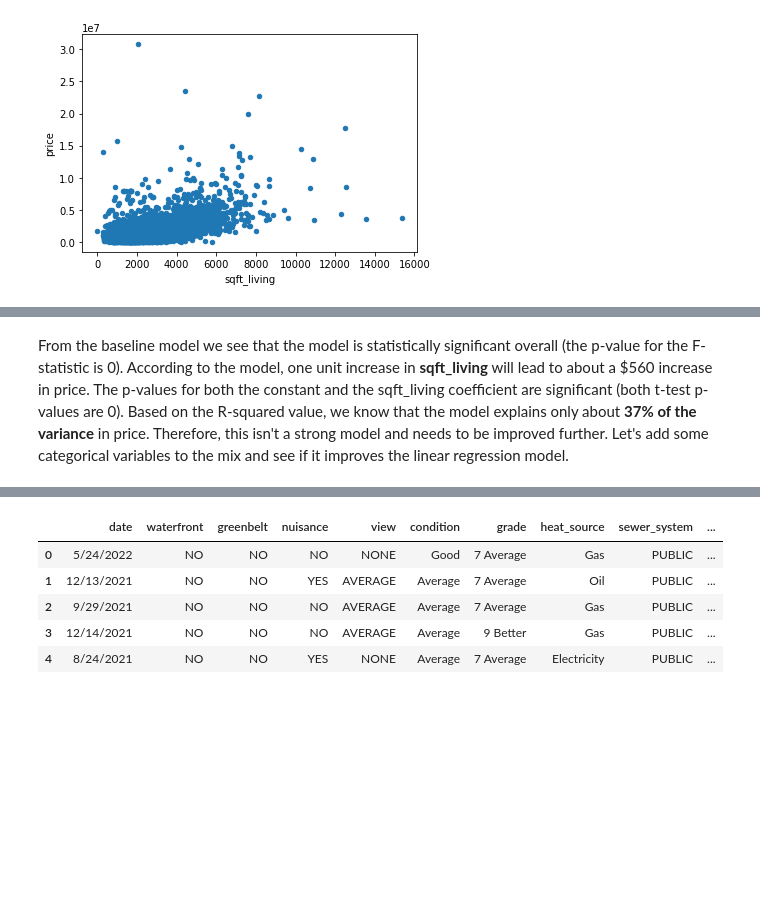
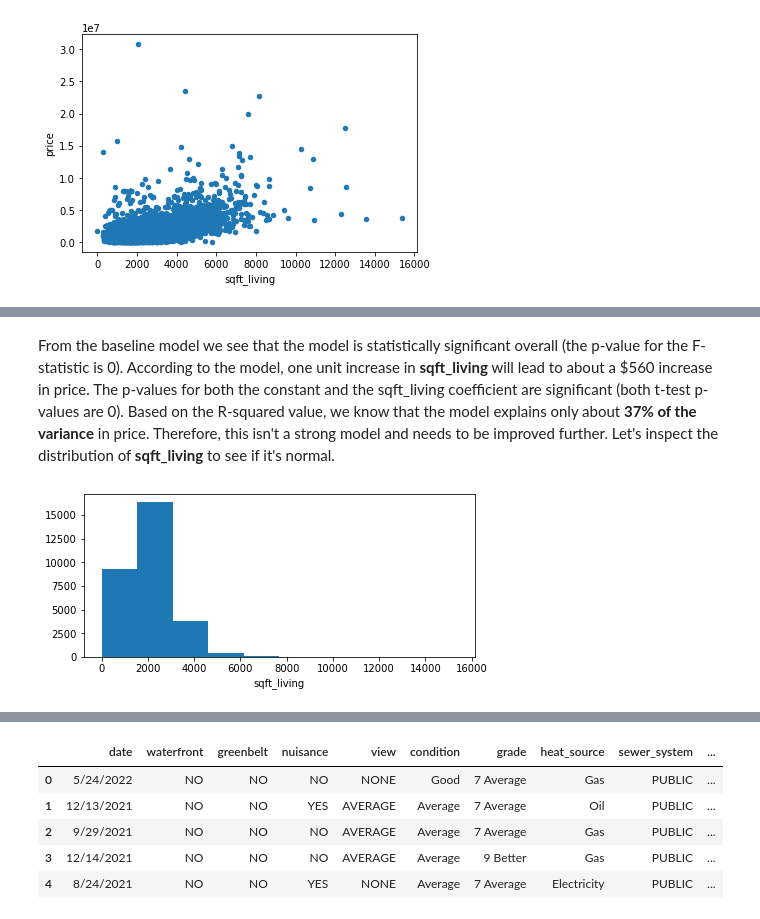
Before and after one commit to jbenedito99/dsc-phase-2-project-v2-5, a Jupyter notebook: student.ipynb, the cells around one changed output, grey strips where cells are left out. Cells and saved outputs as stored; diff of their text form; code cells hidden in the pictures; blank space fills up the shorter version.

```diff
--- a/student.ipynb
+++ b/student.ipynb
@@ -174,4 +175,11 @@ Notes:
 [2] The condition number is large, 5.56e+03. This might indicate that there are
 strong multicollinearity or other numerical problems.
 # %% [markdown]
-From the baseline model we see that the model is statistically significant overall (the p-value for the F-statistic is 0). According to the model, one unit increase in <b>sqft_living</b> will lead to about a $560 increase in price. The p-values for both the constant and the sqft_living coefficient are significant (both t-test p-values are 0). Based on the R-squared value, we know that the model explains only about <b>37% of the variance</b> in price. Therefore, this isn't a strong model and needs to be improved further. Let's add some categorical variables to the mix and see if it improves the linear regression model.
+From the baseline model we see that the model is statistically significant overall (the p-value for the F-statistic is 0). According to the model, one unit increase in <b>sqft_living</b> will lead to about a $560 increase in price. The p-values for both the constant and the sqft_living coefficient are significant (both t-test p-values are 0). Based on the R-squared value, we know that the model explains only about <b>37% of the variance</b> in price. Therefore, this isn't a strong model and needs to be improved further. Let's inspect the distribution of <b>sqft_living</b> to see if it's normal.
+# %%
+# inspecting distribution of sqft_living
+fig, ax = plt.subplots(figsize=(7,3))
+ax.hist(house_data['sqft_living'])
+ax.set_xlabel("sqft_living");
+# %% [output]
+[figure, added]
```
Also changed, not shown: parts of 22 cells of this notebook.
